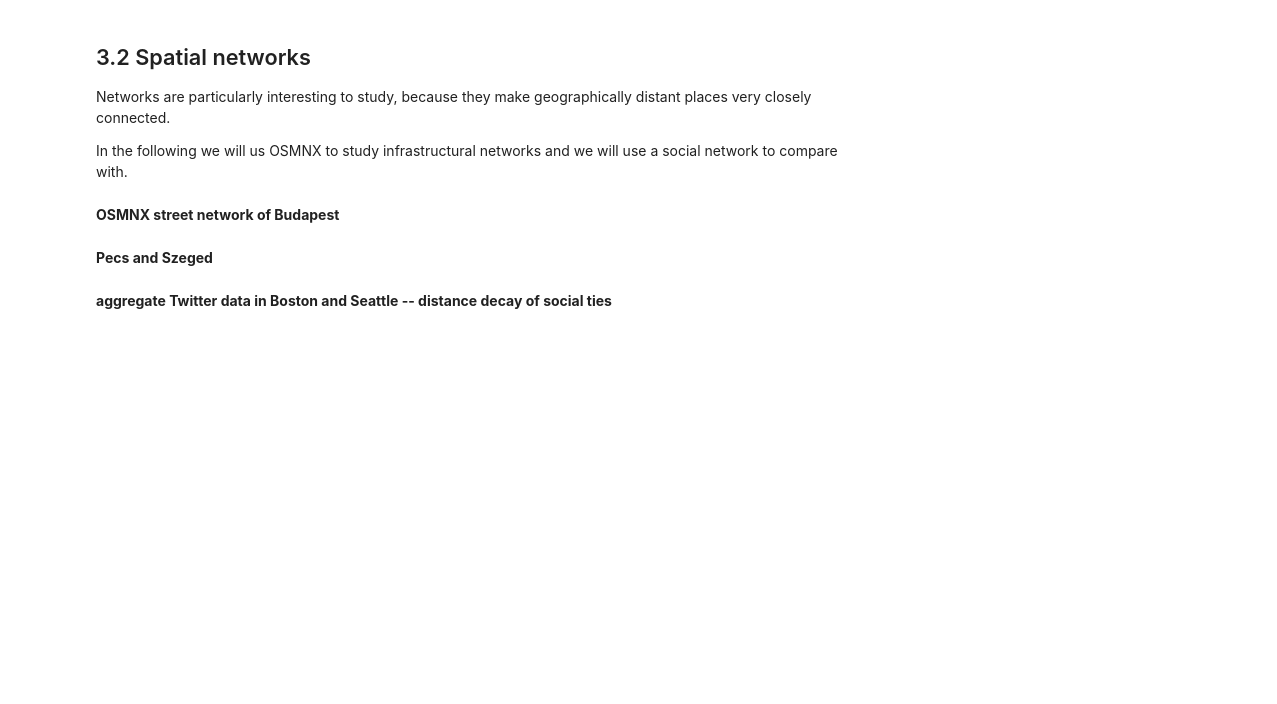
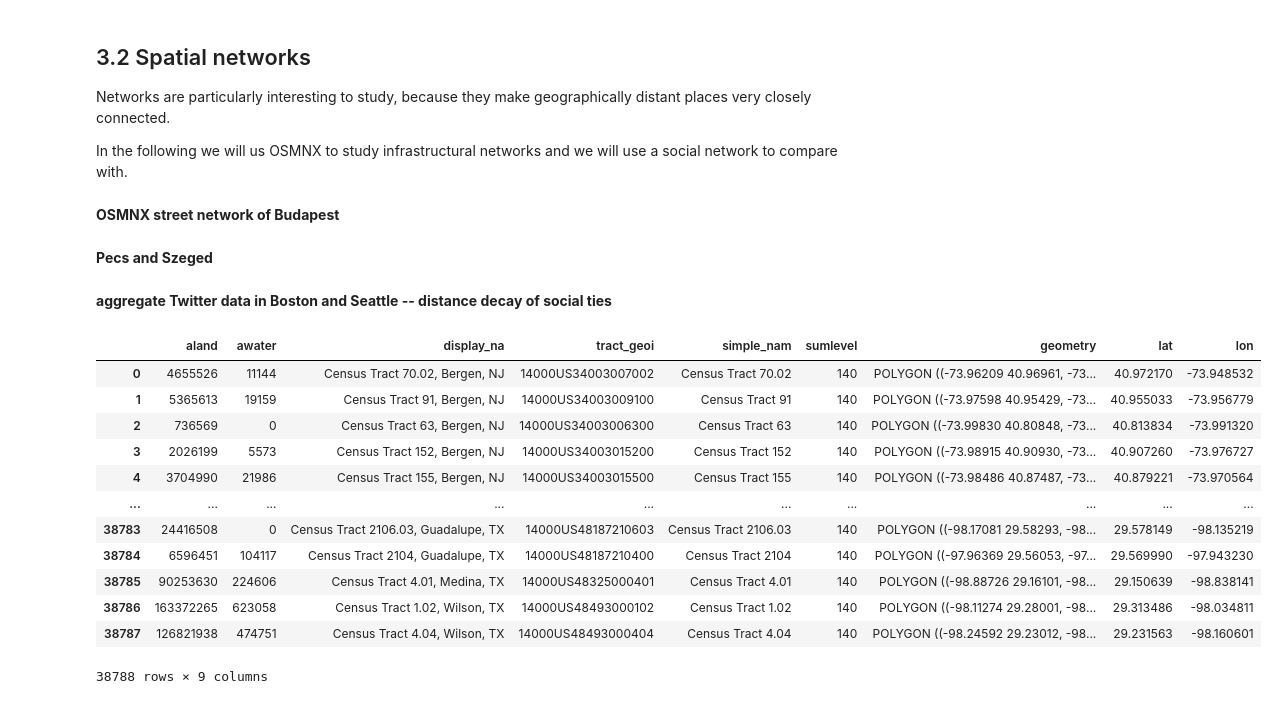
Before and after one commit to sandorjuhasz/geoDS_guest_lectures, a Jupyter notebook: code/part3_geoDS_OSM_and_spatial_networks.ipynb, the cells around one changed output. Saved outputs shown, nothing was run; the diff lists cells and outputs as text; code cells hidden in the pictures; blank space fills up the shorter version.

```diff
--- a/code/part3_geoDS_OSM_and_spatial_networks.ipynb
+++ b/code/part3_geoDS_OSM_and_spatial_networks.ipynb
@@ -80,0 +95,20 @@ In the following we will us OSMNX to study infrastructural networks and we will
+# %%
+tract_geoms = gpd.read_file('/Users/sandorjuhasz/Desktop/RESEARCH-3/05a_highways_social_ties_data/data/shapes/census_tracts.shp')
+tract_geoms["lat"] = tract_geoms["geometry"].centroid.y
+tract_geoms["lon"] = tract_geoms["geometry"].centroid.x
+#tract_geoms = tract_geoms[["tract_geoi", "lat", "lon"]].drop_duplicates()
+tract_geoms
+# %% [output]
+|  | aland | awater | display_na | tract_geoi | simple_nam | sumlevel | geometry | lat | lon |
+| 0 | 4655526 | 11144 | Census Tract 70.02, Bergen, NJ | 14000US34003007002 | Census Tract 70.02 | 140 | POLYGON ((-73.96209 40.96961, -73... | 40.972170 | -73.948532 |
+| 1 | 5365613 | 19159 | Census Tract 91, Bergen, NJ | 14000US34003009100 | Census Tract 91 | 140 | POLYGON ((-73.97598 40.95429, -73... | 40.955033 | -73.956779 |
+| 2 | 736569 | 0 | Census Tract 63, Bergen, NJ | 14000US34003006300 | Census Tract 63 | 140 | POLYGON ((-73.99830 40.80848, -73... | 40.813834 | -73.991320 |
+| 3 | 2026199 | 5573 | Census Tract 152, Bergen, NJ | 14000US34003015200 | Census Tract 152 | 140 | POLYGON ((-73.98915 40.90930, -73... | 40.907260 | -73.976727 |
+| 4 | 3704990 | 21986 | Census Tract 155, Bergen, NJ | 14000US34003015500 | Census Tract 155 | 140 | POLYGON ((-73.98486 40.87487, -73... | 40.879221 | -73.970564 |
+| ... | ... | ... | ... | ... | ... | ... | ... | ... | ... |
+| 38783 | 24416508 | 0 | Census Tract 2106.03, Guadalupe, TX | 14000US48187210603 | Census Tract 2106.03 | 140 | POLYGON ((-98.17081 29.58293, -98... | 29.578149 | -98.135219 |
+| 38784 | 6596451 | 104117 | Census Tract 2104, Guadalupe, TX | 14000US48187210400 | Census Tract 2104 | 140 | POLYGON ((-97.96369 29.56053, -97... | 29.569990 | -97.943230 |
+| 38785 | 90253630 | 224606 | Census Tract 4.01, Medina, TX | 14000US48325000401 | Census Tract 4.01 | 140 | POLYGON ((-98.88726 29.16101, -98... | 29.150639 | -98.838141 |
+| 38786 | 163372265 | 623058 | Census Tract 1.02, Wilson, TX | 14000US48493000102 | Census Tract 1.02 | 140 | POLYGON ((-98.11274 29.28001, -98... | 29.313486 | -98.034811 |
+| 38787 | 126821938 | 474751 | Census Tract 4.04, Wilson, TX | 14000US48493000404 | Census Tract 4.04 | 140 | POLYGON ((-98.24592 29.23012, -98... | 29.231563 | -98.160601 |
+38788 rows × 9 columns
```
Also changed, not shown: parts of 10 cells of this notebook, 1 other file.
